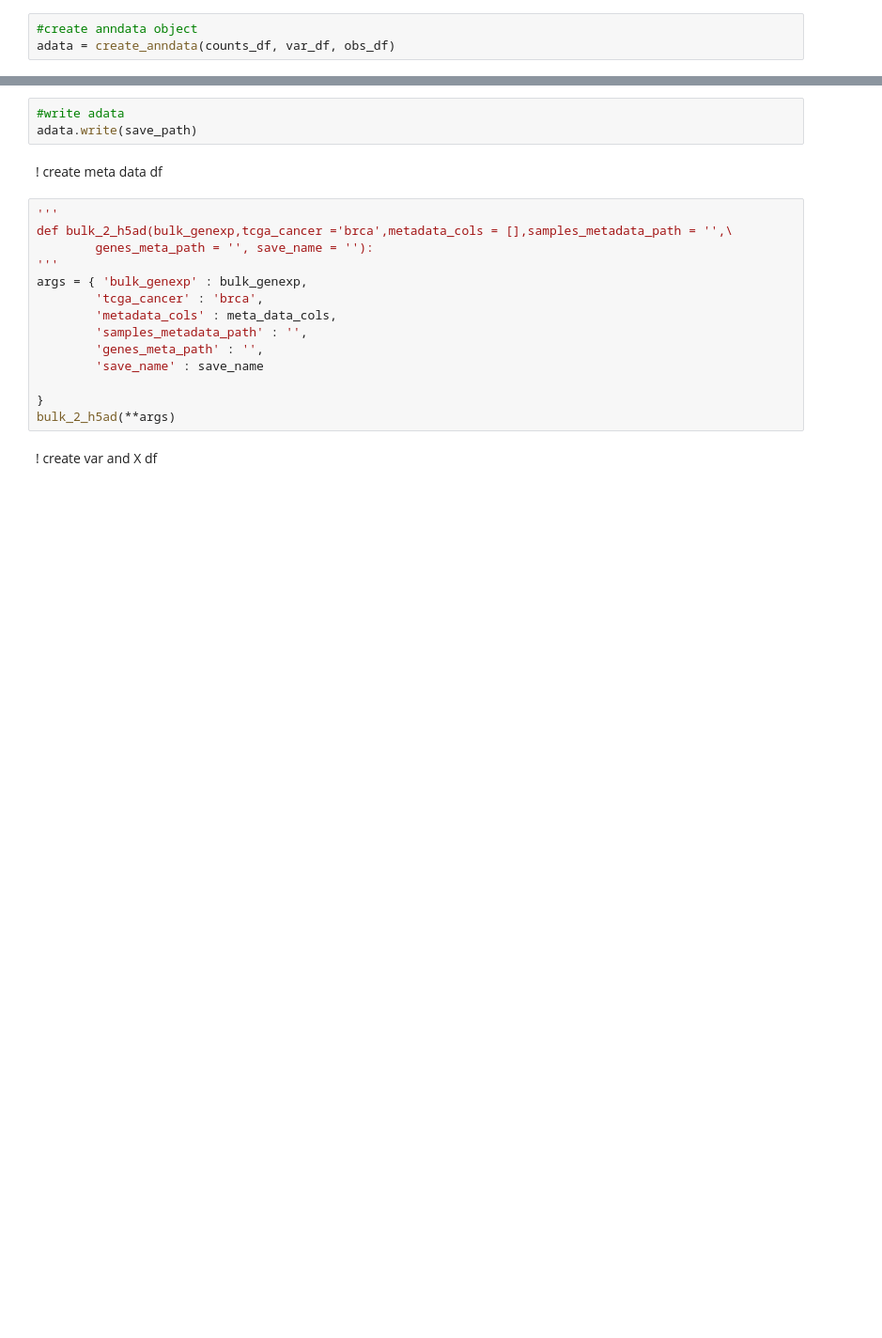
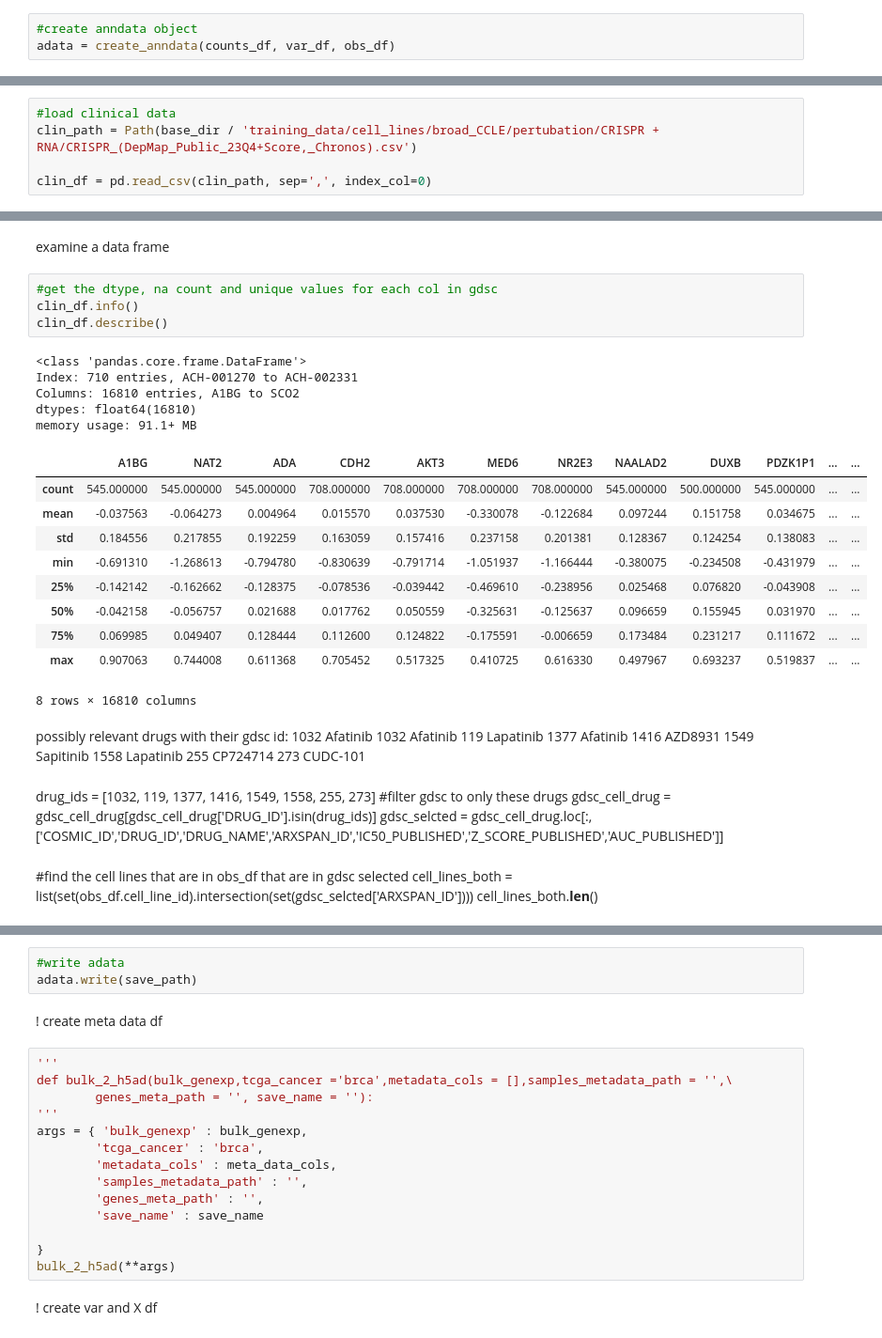
Before and after one commit to Jesse3141/j_scgpt_utils, a Jupyter notebook: bulk2hda5.ipynb, the cells around one changed output, grey strips where cells are left out. Shown at 94% size. Cells and saved outputs as stored; diff of their text form; blank space fills up the shorter version.

Commit message:
ccle hd5a with drug response and trying to adjust fine tune script

```diff
--- a/bulk2hda5.ipynb
+++ b/bulk2hda5.ipynb
@@ -184,0 +196,5 @@ save_path
+# %%
+#load clinical data
+clin_path = Path(base_dir / 'training_data/cell_lines/broad_CCLE/pertubation/CRISPR + RNA/CRISPR_(DepMap_Public_23Q4+Score,_Chronos).csv')
+
+clin_df = pd.read_csv(clin_path, sep=',', index_col=0)
@@ -184,0 +213,42 @@ save_path
+# %% [markdown]
+examine a data frame
+# %%
+#get the dtype, na count and unique values for each col in gdsc
+clin_df.info()
+clin_df.describe()
+# %% [output]
+<class 'pandas.core.frame.DataFrame'>
+Index: 710 entries, ACH-001270 to ACH-002331
+Columns: 16810 entries, A1BG to SCO2
+dtypes: float64(16810)
+memory usage: 91.1+ MB
+|  | A1BG | NAT2 | ADA | CDH2 | AKT3 | MED6 | NR2E3 | NAALAD2 | DUXB | PDZK1P1 | ... | ... |
+| count | 545.000000 | 545.000000 | 545.000000 | 708.000000 | 708.000000 | 708.000000 | 708.000000 | 545.000000 | 500.000000 | 545.000000 | ... | ... |
+| mean | -0.037563 | -0.064273 | 0.004964 | 0.015570 | 0.037530 | -0.330078 | -0.122684 | 0.097244 | 0.151758 | 0.034675 | ... | ... |
+| std | 0.184556 | 0.217855 | 0.192259 | 0.163059 | 0.157416 | 0.237158 | 0.201381 | 0.128367 | 0.124254 | 0.138083 | ... | ... |
+| min | -0.691310 | -1.268613 | -0.794780 | -0.830639 | -0.791714 | -1.051937 | -1.166444 | -0.380075 | -0.234508 | -0.431979 | ... | ... |
+| 25% | -0.142142 | -0.162662 | -0.128375 | -0.078536 | -0.039442 | -0.469610 | -0.238956 | 0.025468 | 0.076820 | -0.043908 | ... | ... |
+| 50% | -0.042158 | -0.056757 | 0.021688 | 0.017762 | 0.050559 | -0.325631 | -0.125637 | 0.096659 | 0.155945 | 0.031970 | ... | ... |
+| 75% | 0.069985 | 0.049407 | 0.128444 | 0.112600 | 0.124822 | -0.175591 | -0.006659 | 0.173484 | 0.231217 | 0.111672 | ... | ... |
+| max | 0.907063 | 0.744008 | 0.611368 | 0.705452 | 0.517325 | 0.410725 | 0.616330 | 0.497967 | 0.693237 | 0.519837 | ... | ... |
+8 rows × 16810 columns
+# %% [markdown]
+possibly relevant drugs with their gdsc id:
+1032	Afatinib
+1032	Afatinib
+119	Lapatinib
+1377	Afatinib
+1416	AZD8931
+1549	Sapitinib
+1558	Lapatinib
+255	CP724714
+273	CUDC-101
+# %% [markdown]
+drug_ids = [1032, 119, 1377, 1416, 1549, 1558, 255, 273]
+#filter gdsc to only these drugs
+gdsc_cell_drug = gdsc_cell_drug[gdsc_cell_drug['DRUG_ID'].isin(drug_ids)]
+gdsc_selcted = gdsc_cell_drug.loc[:,['COSMIC_ID','DRUG_ID','DRUG_NAME','ARXSPAN_ID','IC50_PUBLISHED','Z_SCORE_PUBLISHED','AUC_PUBLISHED']]
+# %% [markdown]
+#find the cell lines that are in obs_df that are in gdsc selected
+cell_lines_both = list(set(obs_df.cell_line_id).intersection(set(gdsc_selcted['ARXSPAN_ID'])))
+cell_lines_both.__len__()
```
Also changed, not shown: parts of 42 cells of this notebook, 1 other file.
